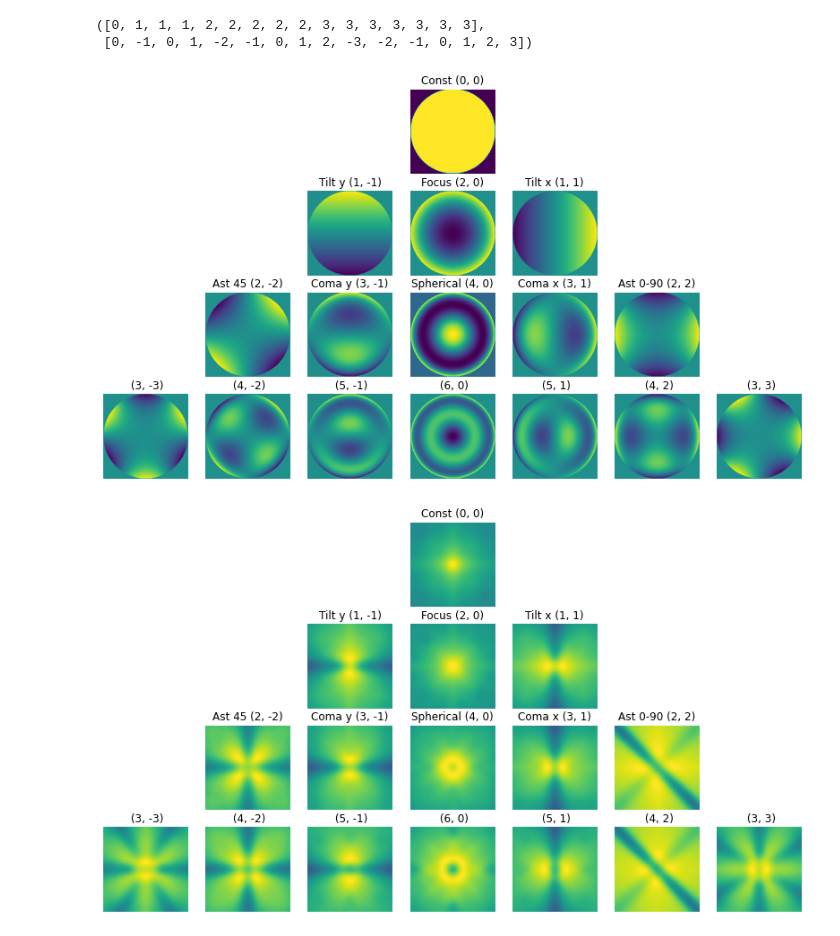
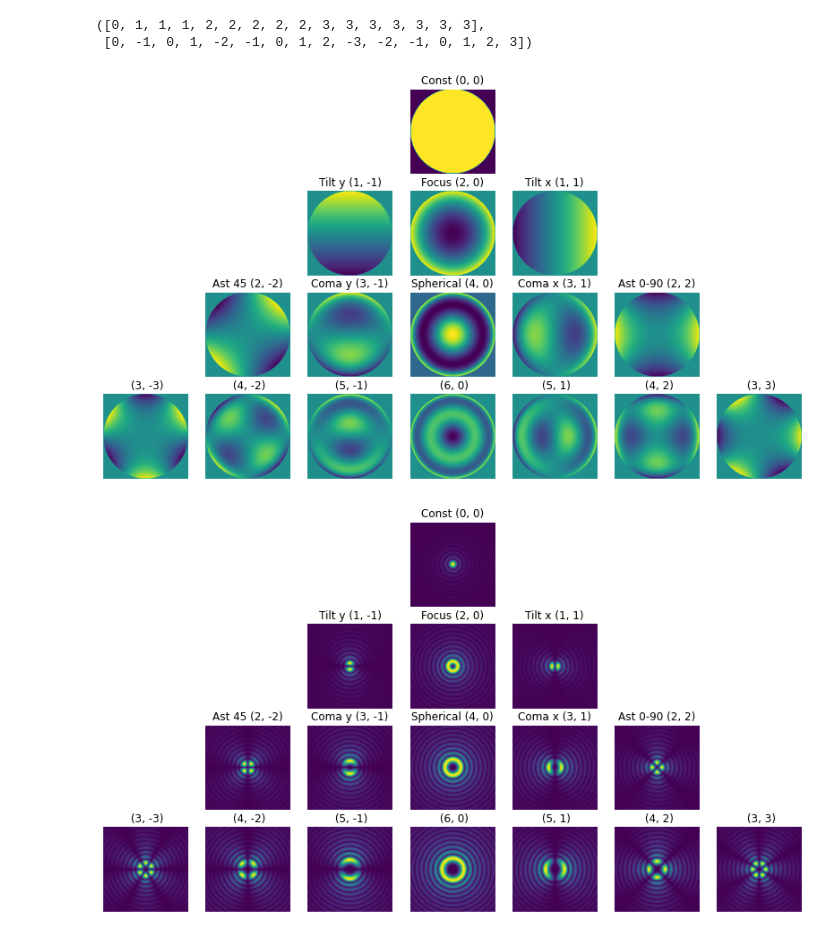
Before and after one commit to youtsumi/ZernikePlot, a Jupyter notebook: Zernike.ipynb, the cells around one changed output. Saved outputs shown, nothing was run; the diff lists cells and outputs as text; code cells hidden in the pictures.

```diff
--- a/Zernike.ipynb
+++ b/Zernike.ipynb
@@ -77,16 +77,16 @@ def showFourierZernikeEigen():
     for i,(n,m,name) in enumerate( order ):
       ax=axs[N[i]][M[i]+3]
       ax.set_title(f"{name} ({n}, {m})")
-      x=numpy.arange(-2,2.01,0.01)
-      y=numpy.arange(-2,2.01,0.01)
+      x=numpy.arange(-10,10.01,0.01)
+      y=numpy.arange(-10,10.01,0.01)
       X,Y=numpy.meshgrid(x,y)
-      zr = Z_xy(n,m,X,Y)
+      zr = Z_xy(n,m,X,Y) # *numpy.sum([ Z_xy(n,m,X,Y) for (n,m,name) in order ],axis=0)
       f_uv = numpy.fft.fft2(zr)
       shifted_f_uv = numpy.fft.fftshift(f_uv)
-      Fzr= numpy.log10(absolute(shifted_f_uv))
-      ax.imshow(gaussian_filter(Fzr,sigma=2.),extent=[-1,1,-1,1])
-      ax.set_xlim(-0.1,0.1)
-      ax.set_ylim(-0.1,0.1)
+      Fzr= absolute(shifted_f_uv)
+      ax.imshow(gaussian_filter(Fzr,sigma=.01),extent=[-1,1,-1,1])
+      ax.set_xlim(-.1,.1)
+      ax.set_ylim(-.1,.1)
     for ax in axs.flatten():
       ax.axis('off')
     pylab.show()
@@ -95,33 +95,33 @@ def showdiff():
     figs, axs = pylab.subplots(4, 7, figsize=(14,8), facecolor="white")
     for i,(n,m,name) in enumerate( order ):
       ax=axs[N[i]][M[i]+3]
       ax.set_title(f"{name} ({n}, {m})")
       ax.quiver(*diff(n,m))
       pylab.xlim(-1.2,1.2)
       pylab.ylim(-1.2,1.2)
     for ax in axs.flatten():
       ax.axis('off')
 
     pylab.tight_layout()
     pylab.show()
 
 def diff(n,m):
     dx=1e-6
     dy=1e-6
     r = numpy.arange(0.1,1,0.2)
     th = numpy.arange(0,2*pi,0.4)
     x = numpy.outer(r,cos(th))
     y = numpy.outer(r,sin(th))
     Dx=(Z_xy(n,m,x+0.5*dx,y)-Z_xy(n,m,x-0.5*dx,y))/dx
     Dy=(Z_xy(n,m,x,y+0.5*dy)-Z_xy(n,m,x,y-0.5*dy))/dy
     return (x,y,Dx,Dy)
 
 if __name__ == "__main__":
     showZernikeEigen()
     showFourierZernikeEigen()
     showdiff()
 # %% [output]
 [figure]
-[figure, old version]
+[figure, new version]
 [figure]
 # %%
```
Also changed, not shown: parts of 1 cell of this notebook.
